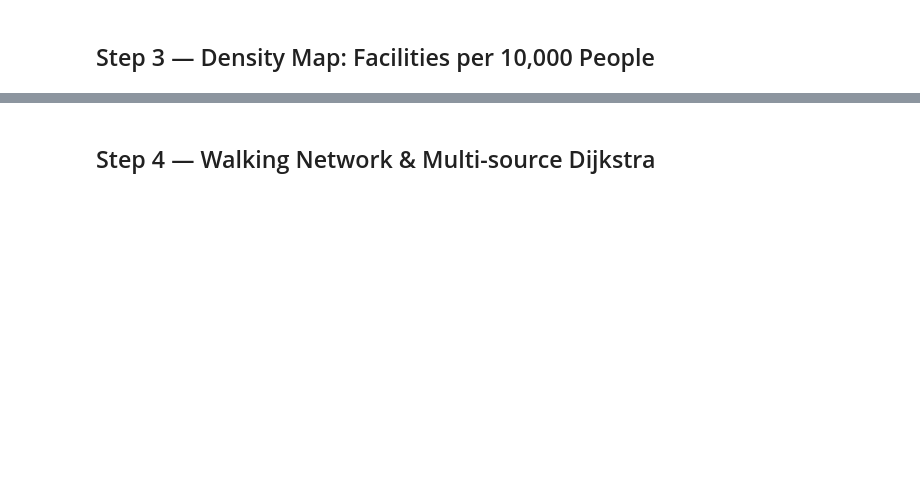
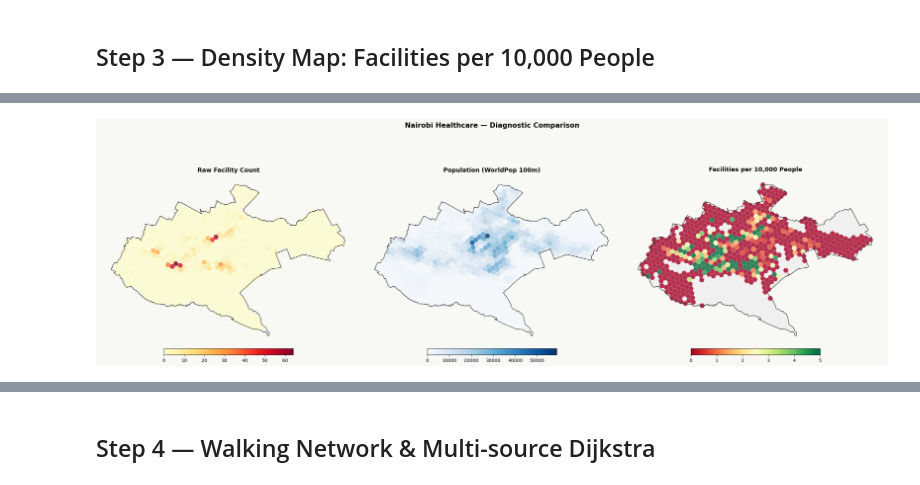
Before and after one commit to HDuo1129/GIS, a Jupyter notebook: notebooks/nairobi_healthcare.ipynb, the cells around one changed output, grey strips where cells are left out. Drawn from its saved outputs; the diff is of its cells as text; code cells hidden in the pictures; blank space fills up the shorter version.

```diff
--- a/notebooks/nairobi_healthcare.ipynb
+++ b/notebooks/nairobi_healthcare.ipynb
@@ -175,0 +302,32 @@ plt.show()
+# %%
+# Diagnostic: raw facility count / population / per_10k side by side
+fig, axes = plt.subplots(1, 3, figsize=(24, 8), facecolor='#f8f8f5')
+
+panels = [
+    ('facility_cnt', 'Raw Facility Count',         'YlOrRd', None, None),
+    ('population',   'Population (WorldPop 100m)',  'Blues',  None, None),
+    ('per_10k',      'Facilities per 10,000 People','RdYlGn', 0,    5   ),
+]
+
+for ax, (col, title, cmap, vmin, vmax) in zip(axes, panels):
+    nairobi.to_crs('EPSG:4326').plot(ax=ax, color='#f0f0f0', edgecolor='#999', linewidth=0.8)
+
+    plot_data = gdf_hex[gdf_hex[col].notna()].copy()
+    kwargs = dict(column=col, cmap=cmap, ax=ax, alpha=0.8,
+                  legend=True, edgecolor='white', linewidth=0.15,
+                  legend_kwds={'shrink': 0.5, 'orientation': 'horizontal', 'pad': 0.02})
+    if vmin is not None:
+        kwargs['vmin'] = vmin
+        kwargs['vmax'] = vmax
+    plot_data.plot(**kwargs)
+
+    nairobi.to_crs('EPSG:4326').plot(ax=ax, color='none', edgecolor='#333', linewidth=1)
+    ax.set_title(title, fontsize=13, fontweight='bold', pad=8)
+    ax.axis('off')
+
+plt.suptitle('Nairobi Healthcare — Diagnostic Comparison', fontsize=15, fontweight='bold', y=1.01)
+plt.tight_layout()
+plt.savefig('../outputs/figures/00_diagnostic_comparison.png', dpi=150, bbox_inches='tight')
+plt.show()
+# %% [output]
+[figure, added]
```
Also changed, not shown: parts of 18 cells of this notebook, 8 other files.
